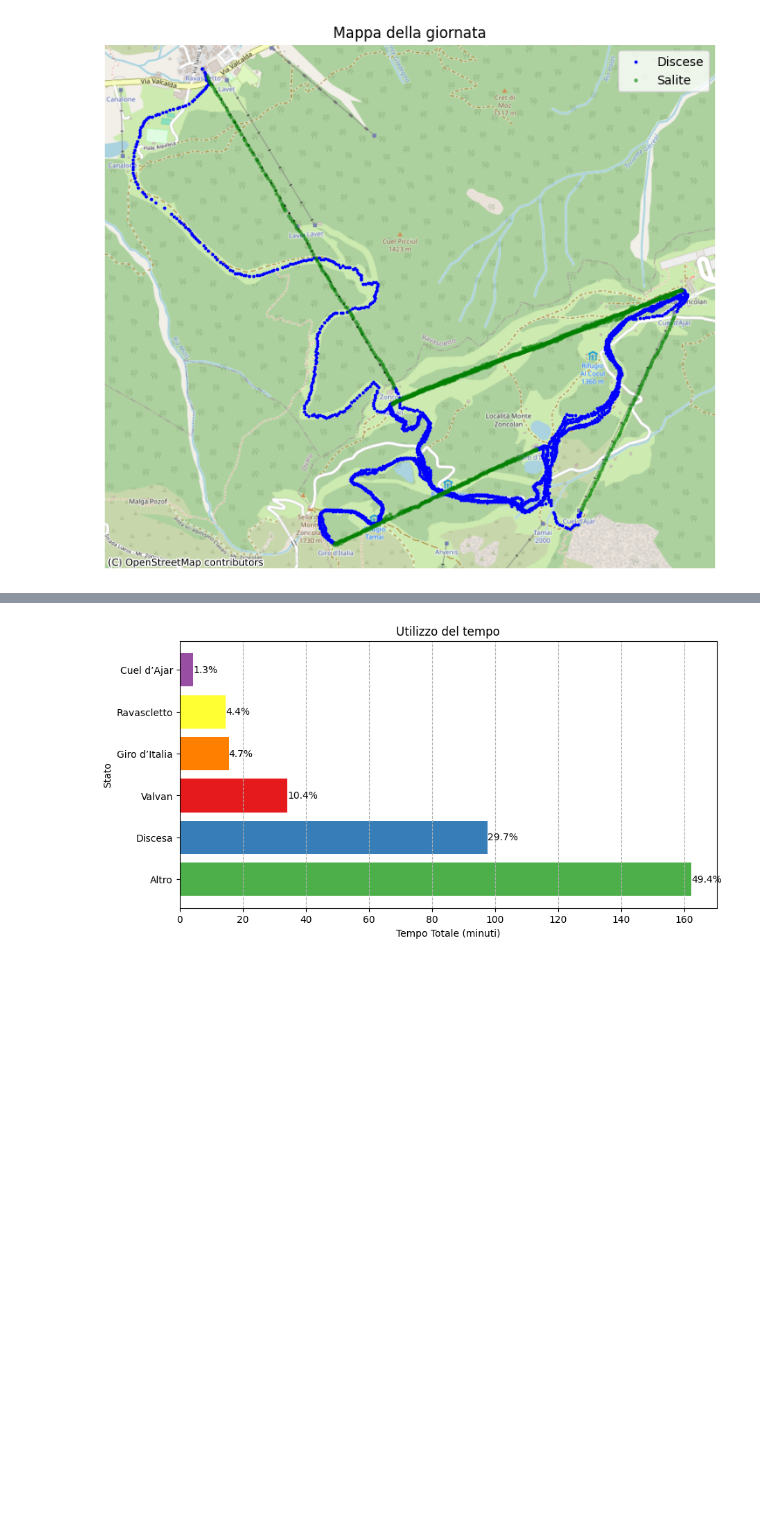
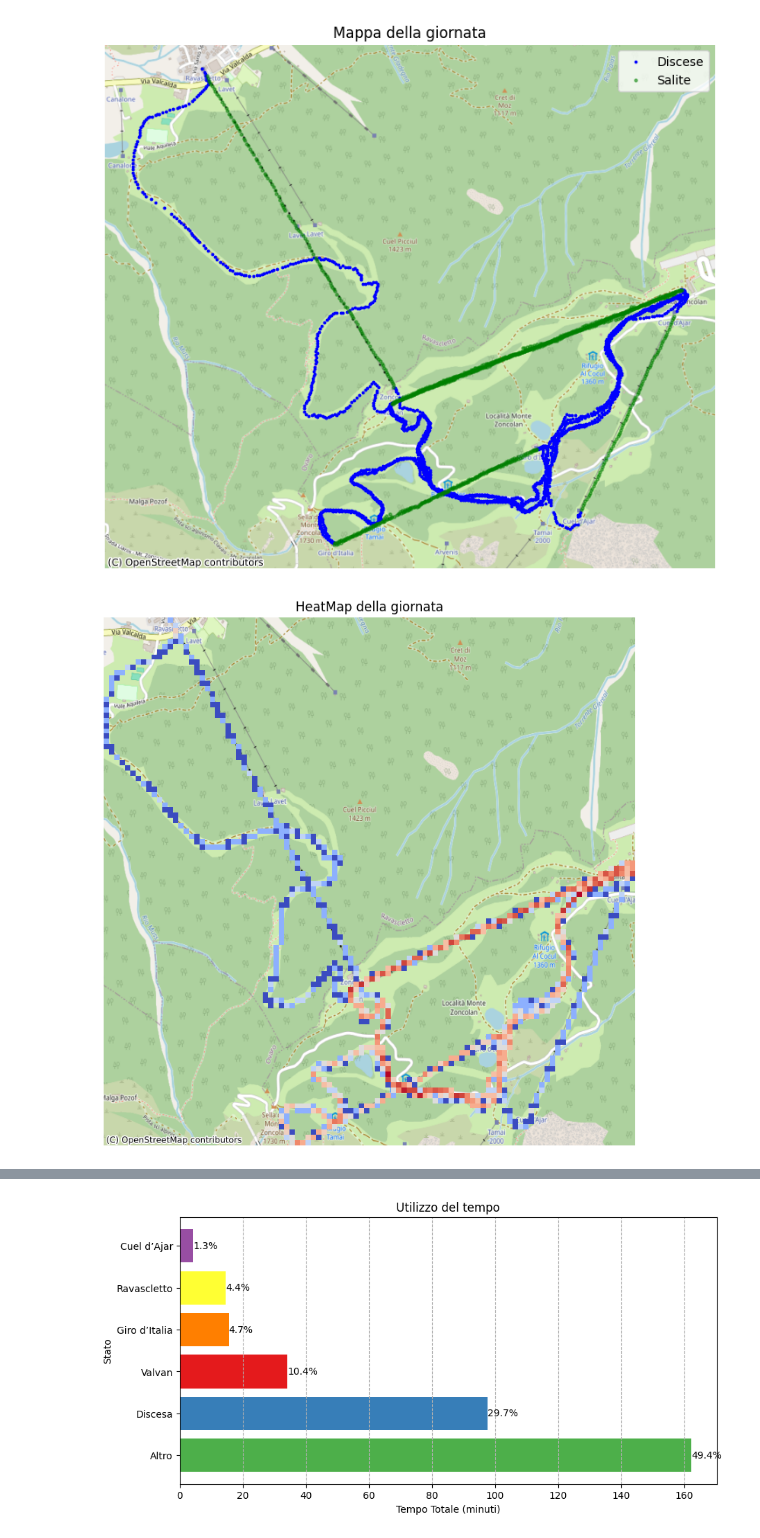
Before and after one commit to thomasmassarutto/DataSlopes, a Jupyter notebook: DataSlopes.ipynb, the cells around one changed output, grey strips where cells are left out. Cells and saved outputs as stored; diff of their text form; code cells hidden in the pictures; blank space fills up the shorter version.

Commit message:
heatmap

```diff
--- a/DataSlopes.ipynb
+++ b/DataSlopes.ipynb
@@ -455,6 +455,28 @@ plt.legend()
 plt.show()
 # %% [output]
 [figure]
+# %%
+fig, ax = plt.subplots(figsize=(9, 9))
+
+plt.title("HeatMap della giornata")
+
+hb=ax.hist2d(gdf1.geometry.x,
+            gdf1.geometry.y,
+            bins=100,
+            cmin=1,
+            cmap='coolwarm',
+            norm='log' ## rende meglio
+            )
+
+
+ctx.add_basemap(ax,
+                source=ctx.providers.OpenStreetMap.Mapnik
+                    )
+ax.set_axis_off()
+
+plt.show()
+# %% [output]
+[figure, added]
 # %% [markdown]
 ### Uso del tempo
 
```
Also changed, not shown: parts of 4 cells of this notebook, 1 other file.
